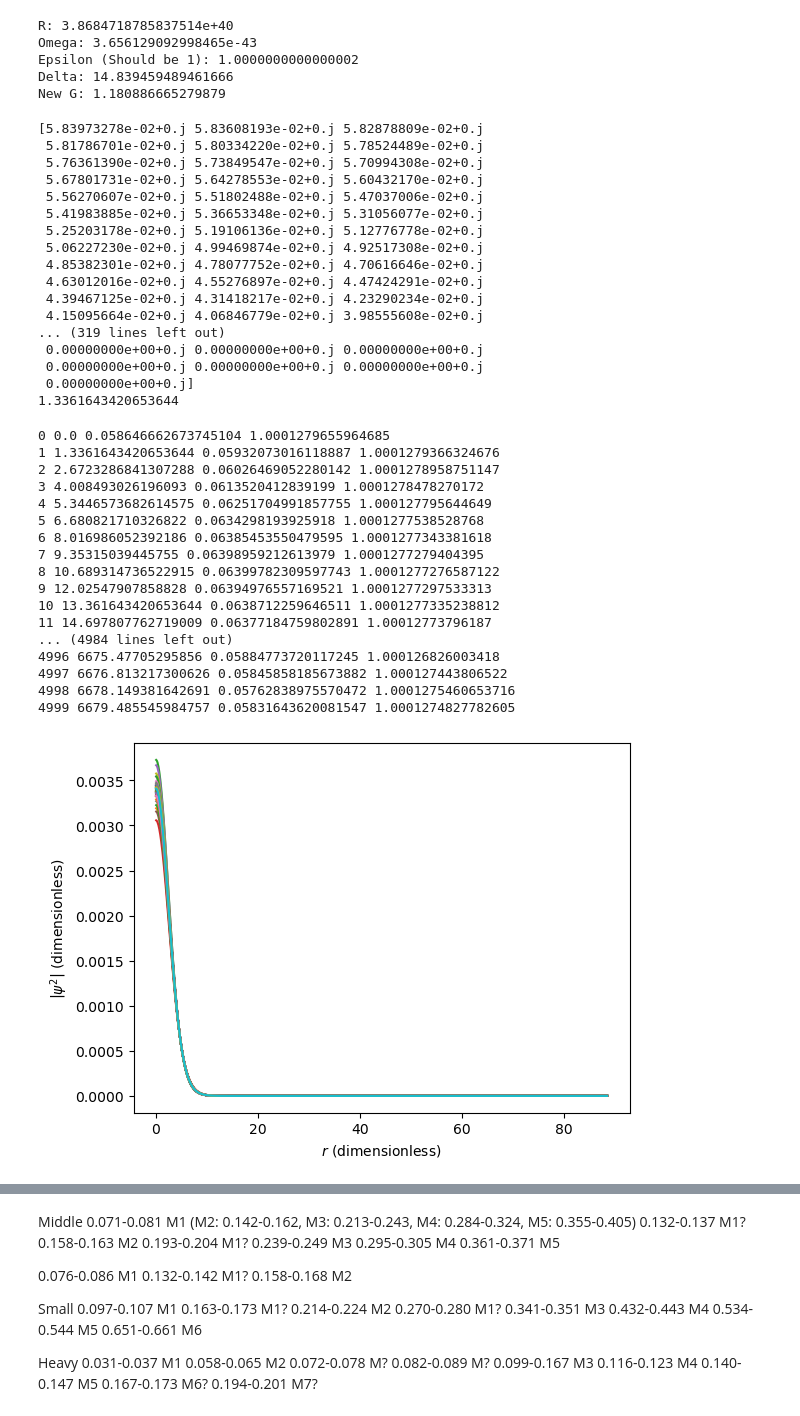
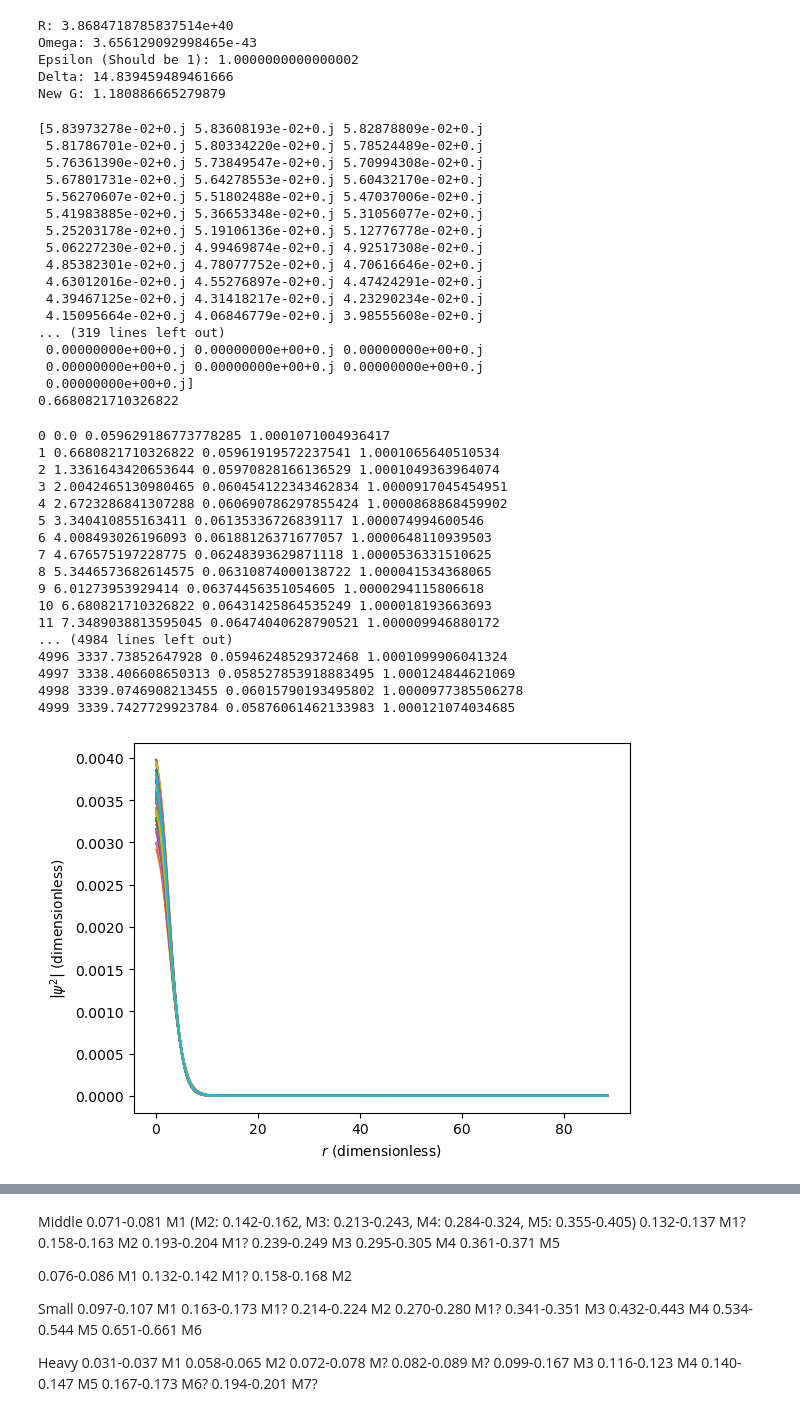
Before and after one commit to bkklee/BosonStar, a Jupyter notebook: Crank-Nicolson_v4.ipynb, the cells around one changed output, grey strips where cells are left out. Cells and saved outputs as stored; diff of their text form; code cells hidden in the pictures.

```diff
--- a/Crank-Nicolson_v4.ipynb
+++ b/Crank-Nicolson_v4.ipynb
@@ -13,8 +13,10 @@ my_func = CDLL(file)
 massInCU = 2e-77
 aInCU = 1e-73
 totalMassInCU = 0.1
-dtInCU = 40000.0
-bigT = 5000
+#dtInCU = 1000.0
+#bigT = 100000
+dtInCU = 20000.0
+bigT = 10000
 # %%
 bosonStar = outputProfile(massInCU, aInCU, totalMassInCU)
 x = bosonStar["x"]
@@ -68,12 +70,9 @@ normalization = scipy.integrate.simpson(4.0*np.pi*x*x*np.absolute(psi)*np.absolu
 psi = psi/normalization
 psi = psi.astype(complex)
 
-'''
 for index, value in enumerate(psi):
-    if(value<1e-8):
-        psi[index] = 0
-psi = psi.astype(complex)
-'''
+    if(value<1e-5):
+        psi[index] = 0.0
 
 size = len(psi)
 dt = timeSIToPlanckUnit(timeCodeUnitToSI(dtInCU))*omegaA
@@ -98,7 +97,7 @@ print(dt)
  0.00000000e+00+0.j 0.00000000e+00+0.j 0.00000000e+00+0.j
  0.00000000e+00+0.j 0.00000000e+00+0.j 0.00000000e+00+0.j
  0.00000000e+00+0.j]
-1.3361643420653644
+0.6680821710326822
 # %%
 T = np.zeros((size,size)).astype(complex)
 TSph = np.zeros((size,size)).astype(complex)
@@ -113,8 +112,8 @@ def setupT():
         if i==0:
             T[i][i] = -1.0
             T[i][i+1] = 1.0
-            TSph[i][i+1] = 1.0/2.0/x[i]
-            TSph[i][i] = -1.0/2.0/x[i]
+            b = np.polyfit(x[:3], np.absolute(psi[:3])*np.absolute(psi[:3]), 2)[0]
+            TSph[i][i] = 2.0*b*dx
         elif i==size-1:
             T[i][i] = -1.0
             T[i][i-1] = 1.0
@@ -124,8 +123,12 @@ def setupT():
             T[i][i] = -2.0
             T[i][i+1] = 1.0
             T[i][i-1] = 1.0
-            TSph[i][i+1] = 1.0/2.0/x[i]
-            TSph[i][i-1] = -1.0/2.0/x[i]
+            if i<=2:
+                b = np.polyfit(x[:3], np.absolute(psi[:3])*np.absolute(psi[:3]), 2)[0]
+                TSph[i][i] = 2.0*b*dx
+            else:
+                TSph[i][i+1] = 1.0/2.0/x[i]
+                TSph[i][i-1] = -1.0/2.0/x[i]
 
     T = -1.0/2.0/dx/dx*T
     TSph = -1.0/dx*TSph
@@ -167,58 +170,58 @@ for t in range(bigT):
     #Pertubation
     if(t==0):
         GM = newGM
-    if(t==5):
+    if(t==10):
         GM = oldGM
 
     setupQ()
     setupV2Grav()
     setupU1U2()
     psi = np.linalg.solve(U2, np.dot(U1,psi))
 
     normalization = scipy.integrate.simpson(4.0*np.pi*x*x*np.absolute(psi)*np.absolute(psi), x=x)
-    if(normalization >= 1.01):
-        break
+    #if(normalization >= 1.01):
+    #    break
     print(t, t*dt, np.absolute(psi[0]), normalization)
     if(GM == oldGM):
 
         def findMass():
             for i in range(size):
                 if(i != 0):
                     temp = scipy.integrate.simpson(4.0*np.pi*x[:i]*x[:i]*np.absolute(psi[:i])*np.absolute(psi[:i]), x=x[:i])
                     if(temp > 0.99):
                         return i
             return size-1
 
         hello2.append(findMass())
 
         hello.append(np.absolute(psi[0])*np.absolute(psi[0]))
         ts.append(t*dt)
 
     if t%100 == 0:
         plt.plot(x, np.absolute(psi)*np.absolute(psi))
 
 plt.xlabel(r"$r$ (dimensionless)")
 plt.ylabel(r"$\left | \psi^2 \right |$ (dimensionless)")
 plt.show()
 # %% [output]
-0 0.0 0.058646662673745104 1.0001279655964685
-1 1.3361643420653644 0.05932073016118887 1.0001279366324676
-2 2.6723286841307288 0.06026469052280142 1.0001278958751147
-3 4.008493026196093 0.0613520412839199 1.0001278478270172
-4 5.3446573682614575 0.06251704991857755 1.000127795644649
-5 6.680821710326822 0.0634298193925918 1.0001277538528768
-6 8.016986052392186 0.06385453550479595 1.0001277343381618
-7 9.35315039445755 0.06398959212613979 1.0001277279404395
-8 10.689314736522915 0.06399782309597743 1.0001277276587122
-9 12.02547907858828 0.06394976557169521 1.0001277297533313
-10 13.361643420653644 0.0638712259646511 1.0001277335238812
-11 14.697807762719009 0.06377184759802891 1.00012773796187
+0 0.0 0.059629186773778285 1.0001071004936417
+1 0.6680821710326822 0.05961919572237541 1.0001065640510534
+2 1.3361643420653644 0.05970828166136529 1.0001049363964074
+3 2.0042465130980465 0.060454122343462834 1.0000917045454951
+4 2.6723286841307288 0.060690786297855424 1.0000868868459902
+5 3.340410855163411 0.06135336726839117 1.000074994600546
+6 4.008493026196093 0.06188126371677057 1.0000648110939503
+7 4.676575197228775 0.06248393629871118 1.0000536331510625
+8 5.3446573682614575 0.06310874000138722 1.000041534368065
+9 6.01273953929414 0.06374456351054605 1.0000294115806618
+10 6.680821710326822 0.06431425864535249 1.000018193663693
+11 7.3489038813595045 0.06474040628790521 1.000009946880172
 ... (4984 lines left out)
-4996 6675.47705295856 0.05884773720117245 1.000126826003418
-4997 6676.813217300626 0.05845858185673882 1.000127443806522
-4998 6678.149381642691 0.05762838975570472 1.0001275460653716
-4999 6679.485545984757 0.05831643620081547 1.0001274827782605
+4996 3337.73852647928 0.05946248529372468 1.0001099906041324
+4997 3338.406608650313 0.058527853918883495 1.000124844621069
+4998 3339.0746908213455 0.06015790193495802 1.0000977385506278
+4999 3339.7427729923784 0.05876061462133983 1.000121074034685
-[figure, old version]
+[figure, new version]
 # %%
 plt.plot(ts, hello)
 plt.xlabel(r"$t$ (dimensionless)")
```
Also changed, not shown: parts of 7 cells of this notebook, 1 other file.
